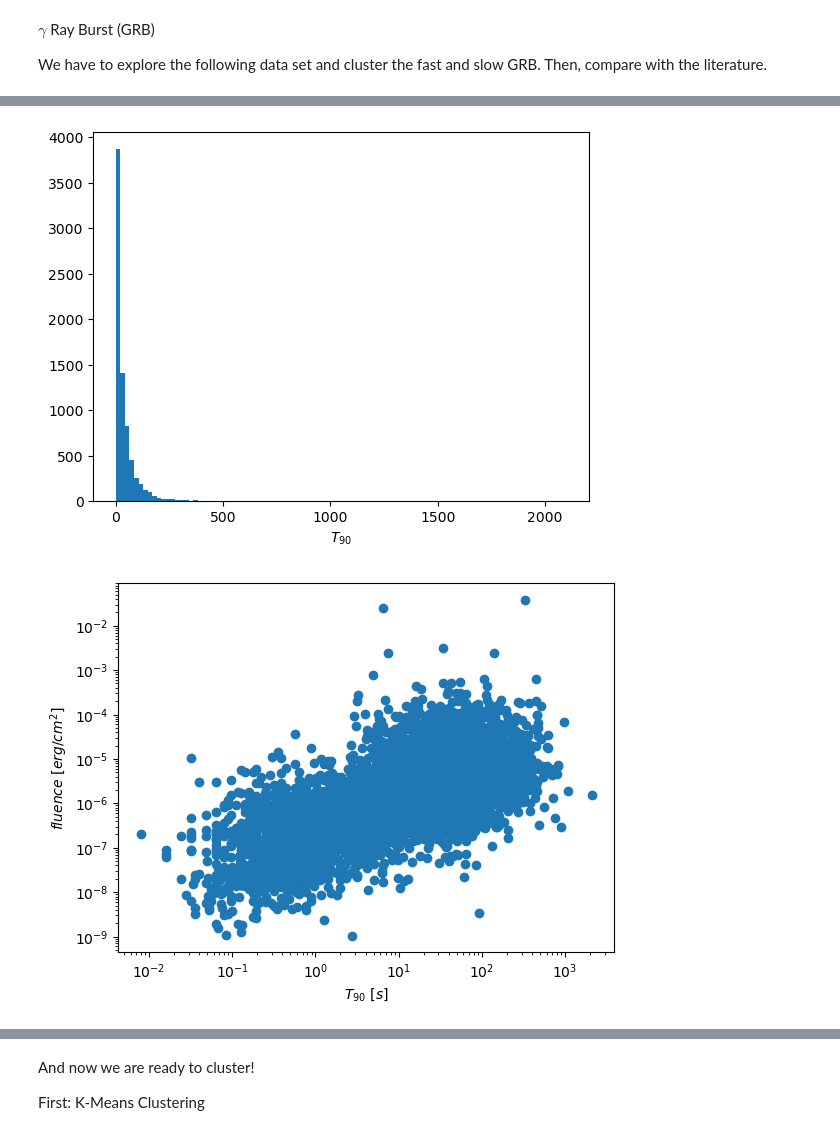
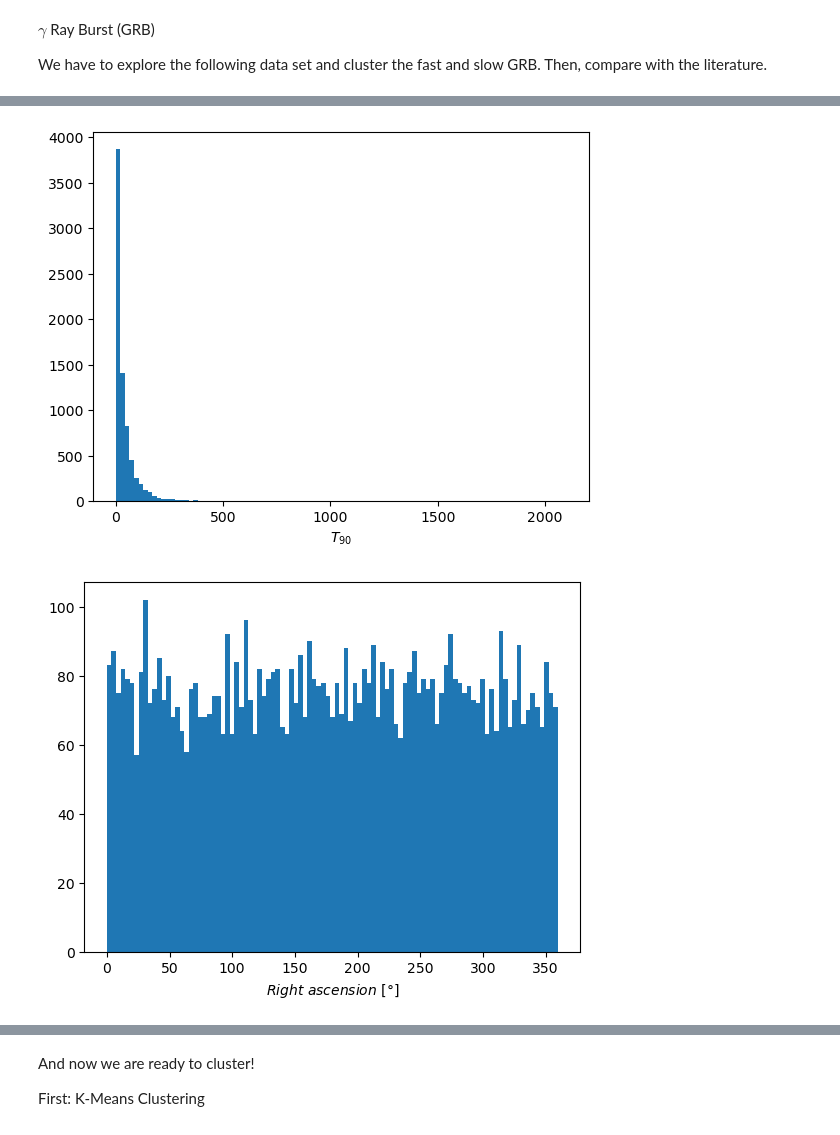
Before and after one commit to Ale5606/ilovegit, a Jupyter notebook: ML/280425/L14.ipynb, the cells around one changed output, grey strips where cells are left out. Saved outputs shown, nothing was run; the diff lists cells and outputs as text; code cells hidden in the pictures.

```diff
--- a/ML/280425/L14.ipynb
+++ b/ML/280425/L14.ipynb
@@ -22,32 +30,66 @@ with open("Summary_table.txt",'r') as f:
 # %%
-#fluence
+#fluence, unit: arg/cm^2, where 1 erg = 100 nJ
 fluence = data[9]
-#T_90
+#T_90, unit: s
 T90 = data[6]
+#coord (see the image above)
+ra = data[3] #Right ascension
+decl = data[4] #Declination
 
 T90 = np.array(T90, dtype=float)
 fluence = np.array(fluence, dtype=float)
+ra = np.array(ra, dtype=float)
+decl = np.array(decl, dtype=float)
 
 
 for i in range(len(T90)):
-    if T90[i] == -999 or fluence[i] == -999:
+    if T90[i] == -999 or fluence[i] == -999 or ra[i]  == -999 or decl[i] == -999:
         T90[i] = -1000
         fluence[i] = -1000
+        ra[i] = -1000
+        decl[i] = -1000
 
 T90 = T90[T90 != -1000]
 fluence = fluence[fluence != -1000]
+ra = ra[ra != -1000]
+decl = decl[decl != -1000]
 
 
 plt.hist(T90, bins=np.linspace(min(T90), max(T90), 100))
 plt.xlabel('$T_{90}$')
+plt.show()
+
+plt.hist(ra, bins=np.linspace(min(ra), max(ra), 100))
+plt.xlabel('$Right \ ascension \ [°]$')
+plt.show()
+
+plt.hist(decl, bins=np.linspace(min(decl), max(decl), 100))
+plt.xlabel('$Declination \ [°]$')
+plt.show()
+
+plt.scatter(ra, decl)
+plt.xlabel('$Right \ ascension \ [°]$')
+plt.ylabel('$Declination \ [°]$')
+plt.show()
+
+plt.scatter(T90, ra)
+plt.xlabel('$T_{90} \ [s]$')
+plt.ylabel('$Right \ ascension \ [°]$')
+plt.xscale('log')
+plt.show()
+
+plt.scatter(T90, decl)
+plt.xlabel('$T_{90} \ [s]$')
+plt.ylabel('$Declination \ [°]$')
+plt.xscale('log')
 plt.show()
 
 plt.scatter(T90, fluence)
 plt.xscale('log')
 plt.yscale('log')
 plt.xlabel('$T_{90} \ [s]$')
 plt.ylabel('$fluence \ [erg/cm^2]$')
 plt.show()
 # %% [output]
 [figure]
-[figure, old version]
+[figure, new version]
```
Also changed, not shown: parts of 5 cells of this notebook.
